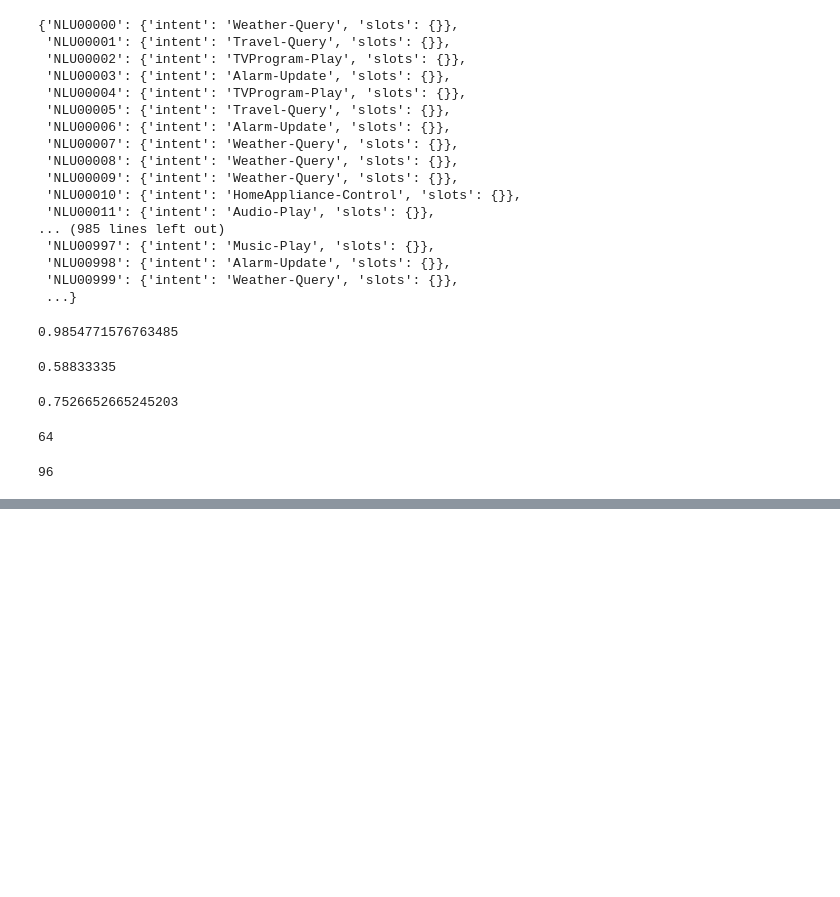
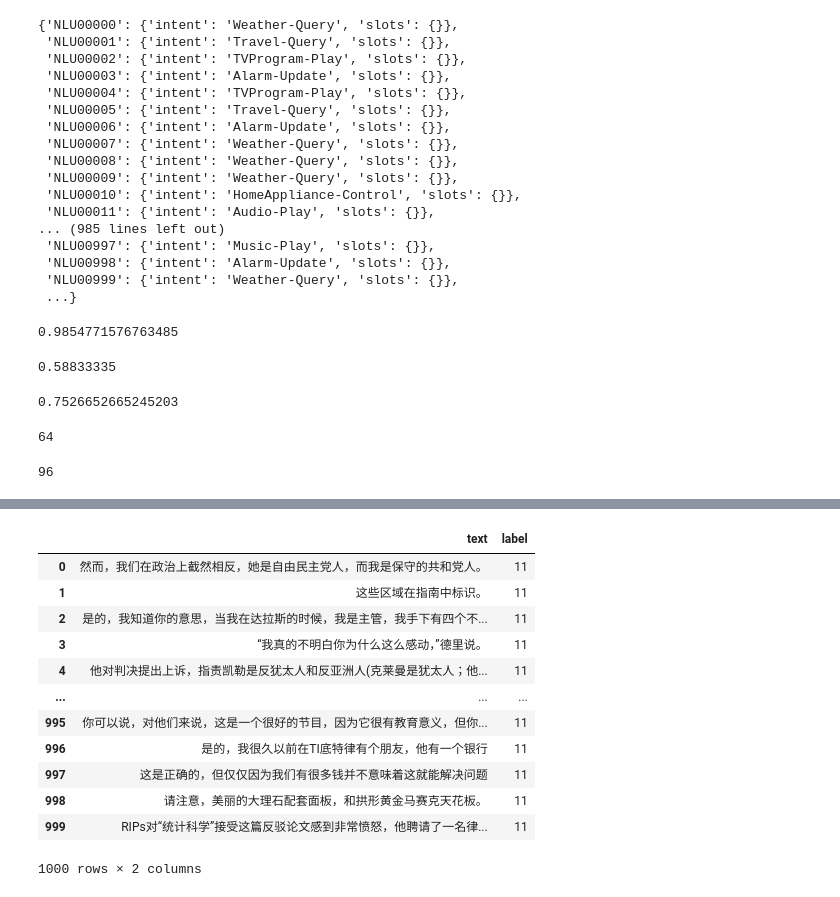
Before and after one commit to EeyoreLee/EarleeNLP, a Jupyter notebook: notebook/ood.ipynb, the cells around one changed output, grey strips where cells are left out. Cells and saved outputs as stored; diff of their text form; code cells hidden in the pictures; blank space fills up the shorter version.

```diff
--- a/notebook/ood.ipynb
+++ b/notebook/ood.ipynb
@@ -108,0 +201,6 @@ with open('output_0.json', 'w') as f:
+# %%
+with open('/ai/223/person/lichunyu/datasets/clue/cmnli_public/train.json', 'r') as f:
+    cmnli = f.read().splitlines()
+    cmnli = [json.loads(i) for i in cmnli]
+
+cmnli
@@ -108,0 +225,26 @@ with open('output_0.json', 'w') as f:
+# %%
+cmnli4df = {
+    'text': [],
+    'label': []
+}
+
+for i in cmnli[220000:221000]:
+    cmnli4df['text'].append(i['sentence1'])
+    cmnli4df['label'].append(int(11))
+
+df_cmnli = pd.DataFrame(cmnli4df)
+df_cmnli
+# %% [output]
+|  | text | label |
+| 0 | 然而，我们在政治上截然相反，她是自由民主党人，而我是保守的共和党人。 | 11 |
+| 1 | 这些区域在指南中标识。 | 11 |
+| 2 | 是的，我知道你的意思，当我在达拉斯的时候，我是主管，我手下有四个不... | 11 |
+| 3 | “我真的不明白你为什么这么感动，”德里说。 | 11 |
+| 4 | 他对判决提出上诉，指责凯勒是反犹太人和反亚洲人(克莱曼是犹太人；他... | 11 |
+| ... | ... | ... |
+| 995 | 你可以说，对他们来说，这是一个很好的节目，因为它很有教育意义，但你... | 11 |
+| 996 | 是的，我很久以前在TI底特律有个朋友，他有一个银行 | 11 |
+| 997 | 这是正确的，但仅仅因为我们有很多钱并不意味着这就能解决问题 | 11 |
+| 998 | 请注意，美丽的大理石配套面板，和拱形黄金马赛克天花板。 | 11 |
+| 999 | RIPs对“统计科学”接受这篇反驳论文感到非常愤怒，他聘请了一名律... | 11 |
+1000 rows × 2 columns
```
Also changed, not shown: parts of 16 cells of this notebook, 5 other files.
